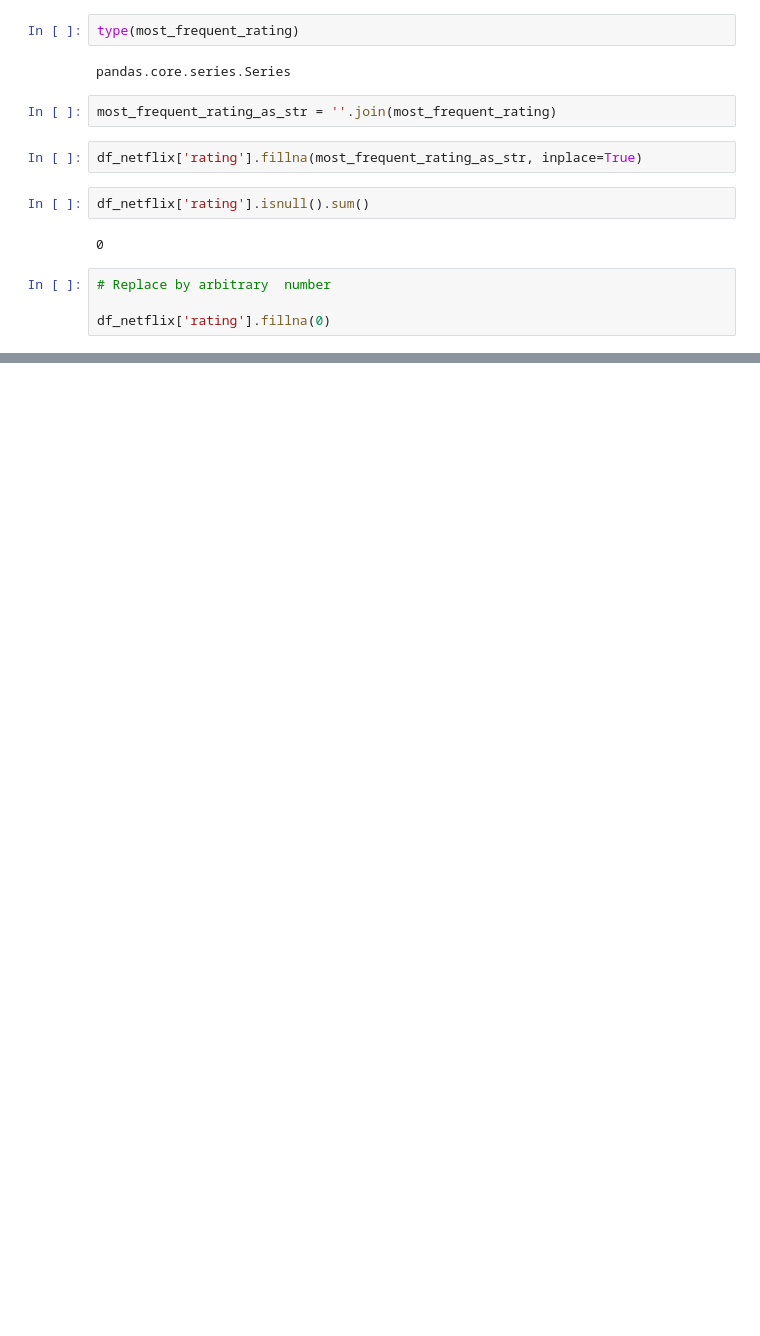
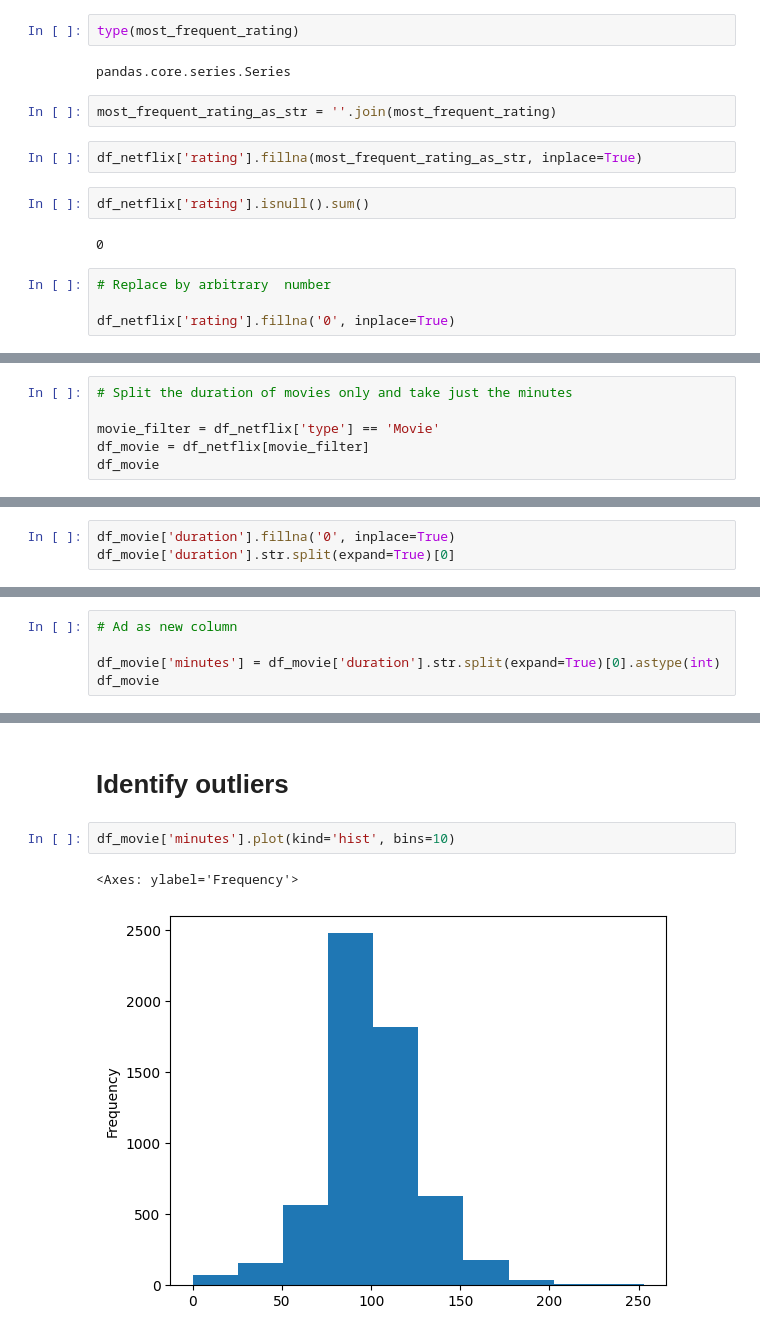
Before and after one commit to Stan-is-the-man/data_cleaning_with_pandas, a Jupyter notebook: data_cleaning.ipynb, the cells around one changed output, grey strips where cells are left out. Saved outputs shown, nothing was run; the diff lists cells and outputs as text; blank space fills up the shorter version.

Commit message:
'outliers'

```diff
--- a/data_cleaning.ipynb
+++ b/data_cleaning.ipynb
@@ -130,4 +130,4 @@ df_netflix['rating'].isnull().sum()
 # %%
 # Replace by arbitrary  number
 
-df_netflix['rating'].fillna(0)
+df_netflix['rating'].fillna('0', inplace=True)
@@ -148,0 +152,6 @@ Name: rating, Length: 6173, dtype: object
+# %%
+# Split the duration of movies only and take just the minutes
+
+movie_filter = df_netflix['type'] == 'Movie'
+df_movie = df_netflix[movie_filter]
+df_movie
@@ -148,0 +172,3 @@ Name: rating, Length: 6173, dtype: object
+# %%
+df_movie['duration'].fillna('0', inplace=True)
+df_movie['duration'].str.split(expand=True)[0]
@@ -148,0 +192,5 @@ Name: rating, Length: 6173, dtype: object
+# %%
+# Ad as new column
+
+df_movie['minutes'] = df_movie['duration'].str.split(expand=True)[0].astype(int)
+df_movie
@@ -148,0 +280,7 @@ Name: rating, Length: 6173, dtype: object
+# %% [markdown]
+# Identify outliers
+# %%
+df_movie['minutes'].plot(kind='hist', bins=10)
+# %% [output]
+<Axes: ylabel='Frequency'>
+[figure, added]
```
Also changed, not shown: parts of 13 cells of this notebook.
